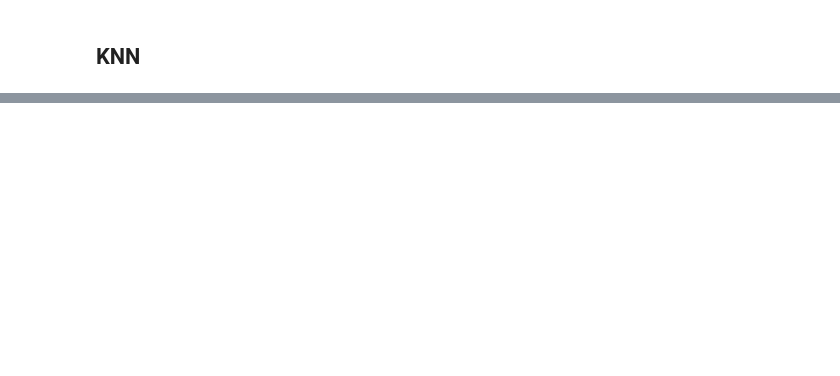
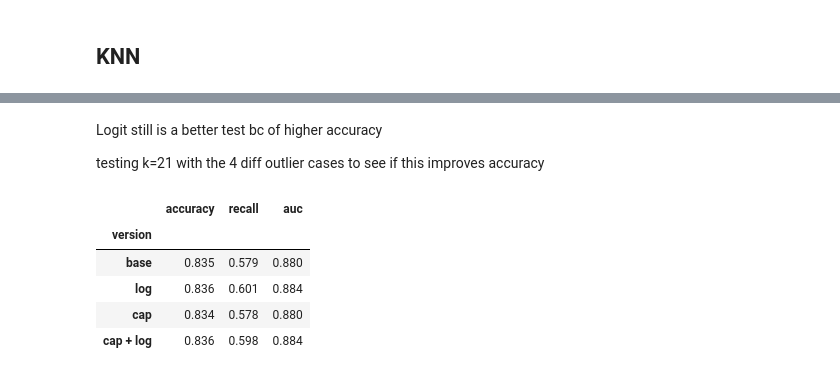
Before and after one commit to lydiapelton/BA305-Project, a Jupyter notebook: Lydia_Project.ipynb, the cells around one changed output, grey strips where cells are left out. Cells and saved outputs as stored; diff of their text form; code cells hidden in the pictures; blank space fills up the shorter version.

```diff
--- a/Lydia_Project.ipynb
+++ b/Lydia_Project.ipynb
@@ -634,0 +677,31 @@ NameError: name 'X_train_scaled' is not defined
+# %% [markdown]
+Logit still is a better test bc of higher accuracy
+
+testing k=21 with the 4 diff outlier cases to see if this improves accuracy
+# %%
+# KNN (k=21): comparing the 4 outlier versions with 5-fold CV on training data
+
+results = []
+for name, (Xtr, Xte) in tqdm(versions.items()):
+    pipe_knn = Pipeline([
+        ('scale', StandardScaler()),
+        ('knn', KNeighborsClassifier(n_neighbors=21)),
+    ])
+    scores = cross_validate(pipe_knn, Xtr, y_train, cv=cv,
+                            scoring=['accuracy', 'recall', 'roc_auc'], n_jobs=-1)
+    results.append({
+        'version': name,
+        'accuracy': scores['test_accuracy'].mean(),
+        'recall': scores['test_recall'].mean(),
+        'auc': scores['test_roc_auc'].mean(),
+    })
+
+knn_versions_df = pd.DataFrame(results).set_index('version')
+knn_versions_df.round(3)
+# %% [output]
+|  | accuracy | recall | auc |
+| version |  |  |  |
+| base | 0.835 | 0.579 | 0.880 |
+| log | 0.836 | 0.601 | 0.884 |
+| cap | 0.834 | 0.578 | 0.880 |
+| cap + log | 0.836 | 0.598 | 0.884 |
```
Also changed, not shown: parts of 20 cells of this notebook.
